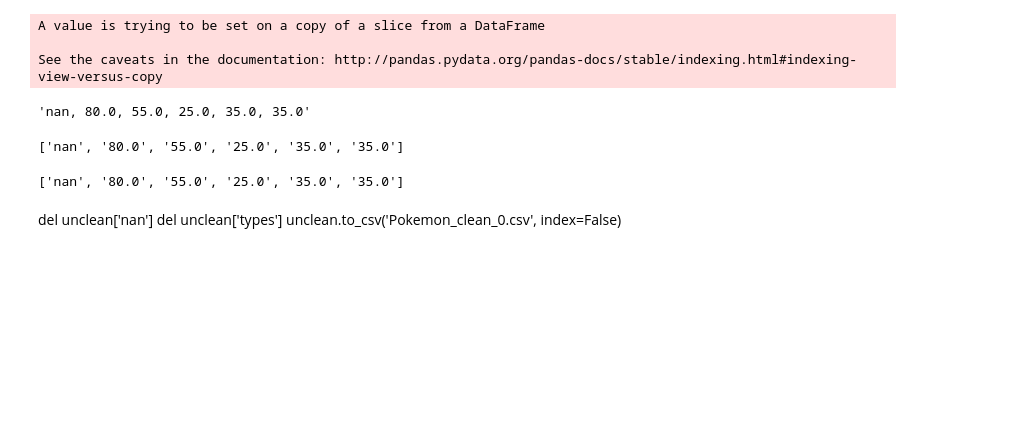
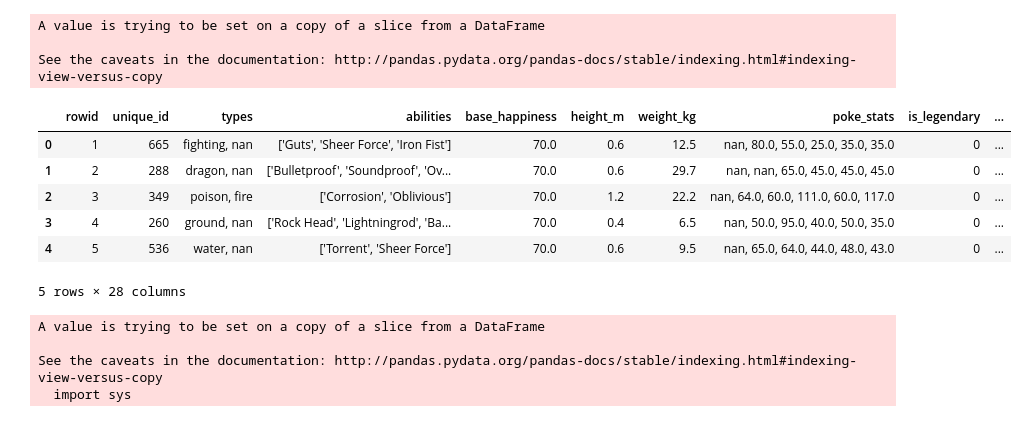
Before and after one commit to csun-data-science-bootcamp-19/Feature-Engineering-8, a Jupyter notebook: FinalP.ipynb, the cells around one changed output. Cells and saved outputs as stored; diff of their text form; code cells hidden in the pictures; blank space fills up the shorter version.

Commit message:
should be clean

```diff
--- a/FinalP.ipynb
+++ b/FinalP.ipynb
@@ -100,31 +93,22 @@ for typ in unq:
 # %%
 for typ in unq:
     i = 0
-    for var in unclean[typ]:
+    for var in train[typ]:
         first,second = main[i][0],main[i][1]
         if (first == typ) or (second == typ):
-            unclean[typ][i] = 1
+            train[typ][i] = 1
         i += 1
 # %% [output]
 A value is trying to be set on a copy of a slice from a DataFrame
 
 See the caveats in the documentation: http://pandas.pydata.org/pandas-docs/stable/indexing.html#indexing-view-versus-copy
-# %%
-unclean['poke_stats'][0]
-# %% [output]
-'nan, 80.0, 55.0, 25.0, 35.0, 35.0'
-# %%
-test = unclean['poke_stats'][0].split(', ')
-test
-# %% [output]
-['nan', '80.0', '55.0', '25.0', '35.0', '35.0']
-# %%
-for i in range(0,len(test)):
-    ex = test[i][:-2]
-print(test)
-# %% [output]
-['nan', '80.0', '55.0', '25.0', '35.0', '35.0']
-# %% [markdown]
-del unclean['nan']
-del unclean['types']
-unclean.to_csv('Pokemon_clean_0.csv', index=False)
+# %%
+train.head()
+# %% [output]
+|  | rowid | unique_id | types | abilities | base_happiness | height_m | weight_kg | poke_stats | is_legendary | ... |
+| 0 | 1 | 665 | fighting, nan | ['Guts', 'Sheer Force', 'Iron Fist'] | 70.0 | 0.6 | 12.5 | nan, 80.0, 55.0, 25.0, 35.0, 35.0 | 0 | ... |
+| 1 | 2 | 288 | dragon, nan | ['Bulletproof', 'Soundproof', 'Ov... | 70.0 | 0.6 | 29.7 | nan, nan, 65.0, 45.0, 45.0, 45.0 | 0 | ... |
+| 2 | 3 | 349 | poison, fire | ['Corrosion', 'Oblivious'] | 70.0 | 1.2 | 22.2 | nan, 64.0, 60.0, 111.0, 60.0, 117.0 | 0 | ... |
+| 3 | 4 | 260 | ground, nan | ['Rock Head', 'Lightningrod', 'Ba... | 70.0 | 0.4 | 6.5 | nan, 50.0, 95.0, 40.0, 50.0, 35.0 | 0 | ... |
+| 4 | 5 | 536 | water, nan | ['Torrent', 'Sheer Force'] | 70.0 | 0.6 | 9.5 | nan, 65.0, 64.0, 44.0, 48.0, 43.0 | 0 | ... |
+5 rows × 28 columns
@@ -130,0 +117,14 @@ unclean.to_csv('Pokemon_clean_0.csv', index=False)
+# %%
+i = 0
+for val in train['abilities']:
+    t = val
+    t = re.sub('[\'\[\]]', '', t)
+    t = t.split(', ')
+    abSum = len(t)
+    train['abilities'][i] = abSum
+    i += 1
+# %% [output]
+A value is trying to be set on a copy of a slice from a DataFrame
+
+See the caveats in the documentation: http://pandas.pydata.org/pandas-docs/stable/indexing.html#indexing-view-versus-copy
+  import sys
```
Also changed, not shown: parts of 22 cells of this notebook.
